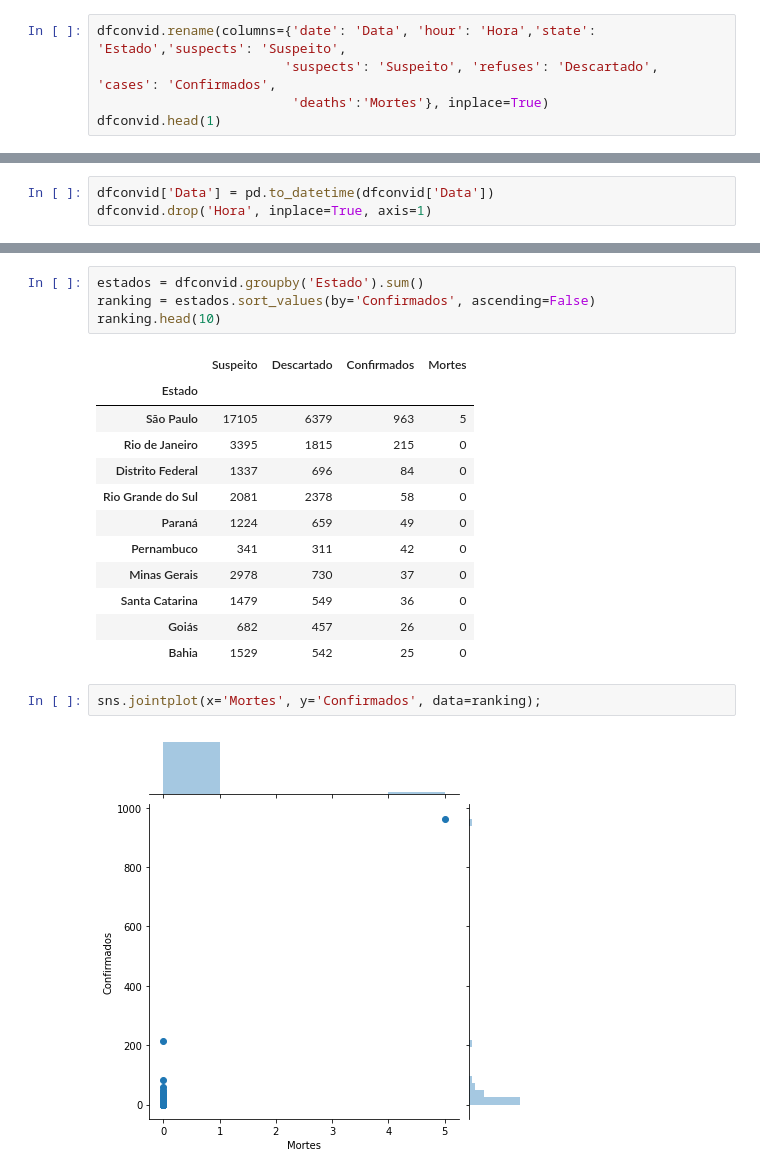
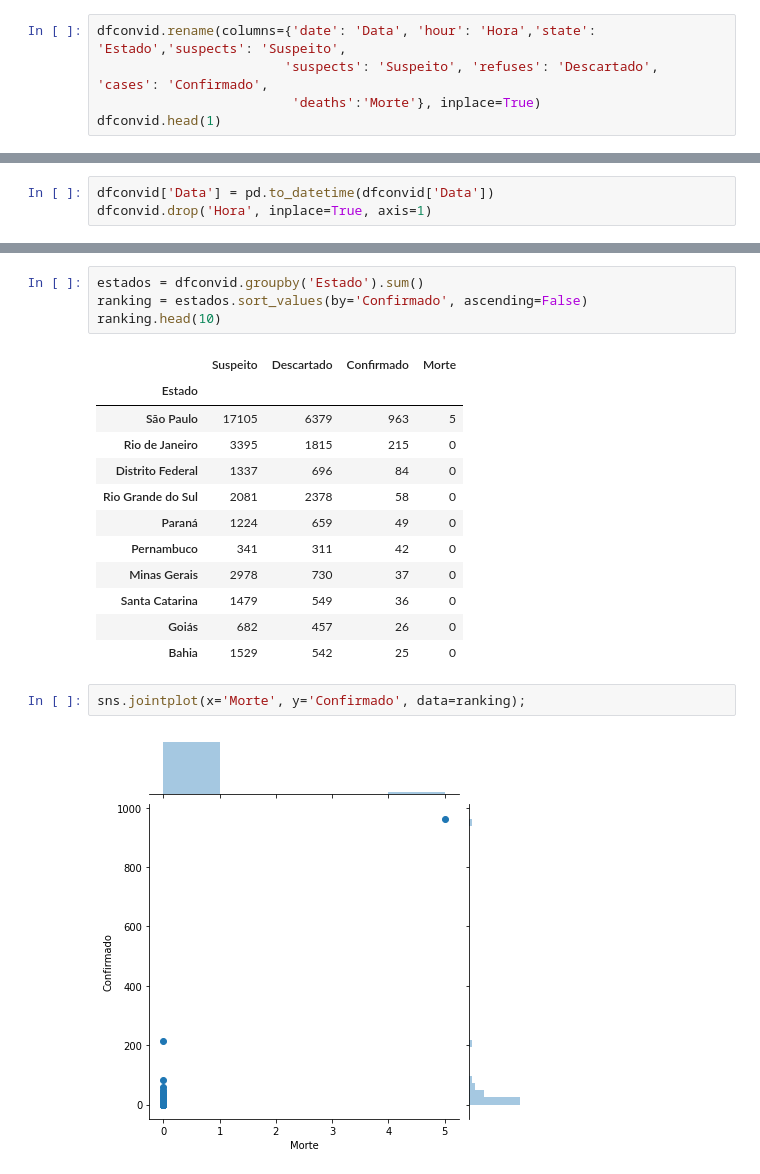
Before and after one commit to pedrodatascientist/Cienciadedados, a Jupyter notebook: Corona_virus.ipynb, the cells around one changed output, grey strips where cells are left out. Cells and saved outputs as stored; diff of their text form.

```diff
--- a/Corona_virus.ipynb
+++ b/Corona_virus.ipynb
@@ -31,7 +35,7 @@ dfconvid.head()
 | 4 | 2020-01-30 | 16:00 | Rio Grande do Sul | 2 | 2 | 0 | 0 |
 # %%
 dfconvid.rename(columns={'date': 'Data', 'hour': 'Hora','state': 'Estado','suspects': 'Suspeito',
-                        'suspects': 'Suspeito', 'refuses': 'Descartado', 'cases': 'Confirmados',
-                         'deaths':'Mortes'}, inplace=True)
+                        'suspects': 'Suspeito', 'refuses': 'Descartado', 'cases': 'Confirmado',
+                         'deaths':'Morte'}, inplace=True)
 dfconvid.head(1)
 # %% [output]
@@ -101,10 +109,10 @@ barras = sns.lineplot(x='Data',y='Confirmados', hue="Estado",data=dfconvid);
 [figure]
 # %%
 estados = dfconvid.groupby('Estado').sum()
-ranking = estados.sort_values(by='Confirmados', ascending=False)
+ranking = estados.sort_values(by='Confirmado', ascending=False)
 ranking.head(10)
 # %% [output]
-|  | Suspeito | Descartado | Confirmados | Mortes |
+|  | Suspeito | Descartado | Confirmado | Morte |
 | Estado |  |  |  |  |
 | São Paulo | 17105 | 6379 | 963 | 5 |
 | Rio de Janeiro | 3395 | 1815 | 215 | 0 |
@@ -117,6 +125,6 @@ ranking.head(10)
 | Goiás | 682 | 457 | 26 | 0 |
 | Bahia | 1529 | 542 | 25 | 0 |
 # %%
-sns.jointplot(x='Mortes', y='Confirmados', data=ranking);
+sns.jointplot(x='Morte', y='Confirmado', data=ranking);
 # %% [output]
-[figure, old version]
+[figure, new version]
```
Also changed, not shown: parts of 9 cells of this notebook.
